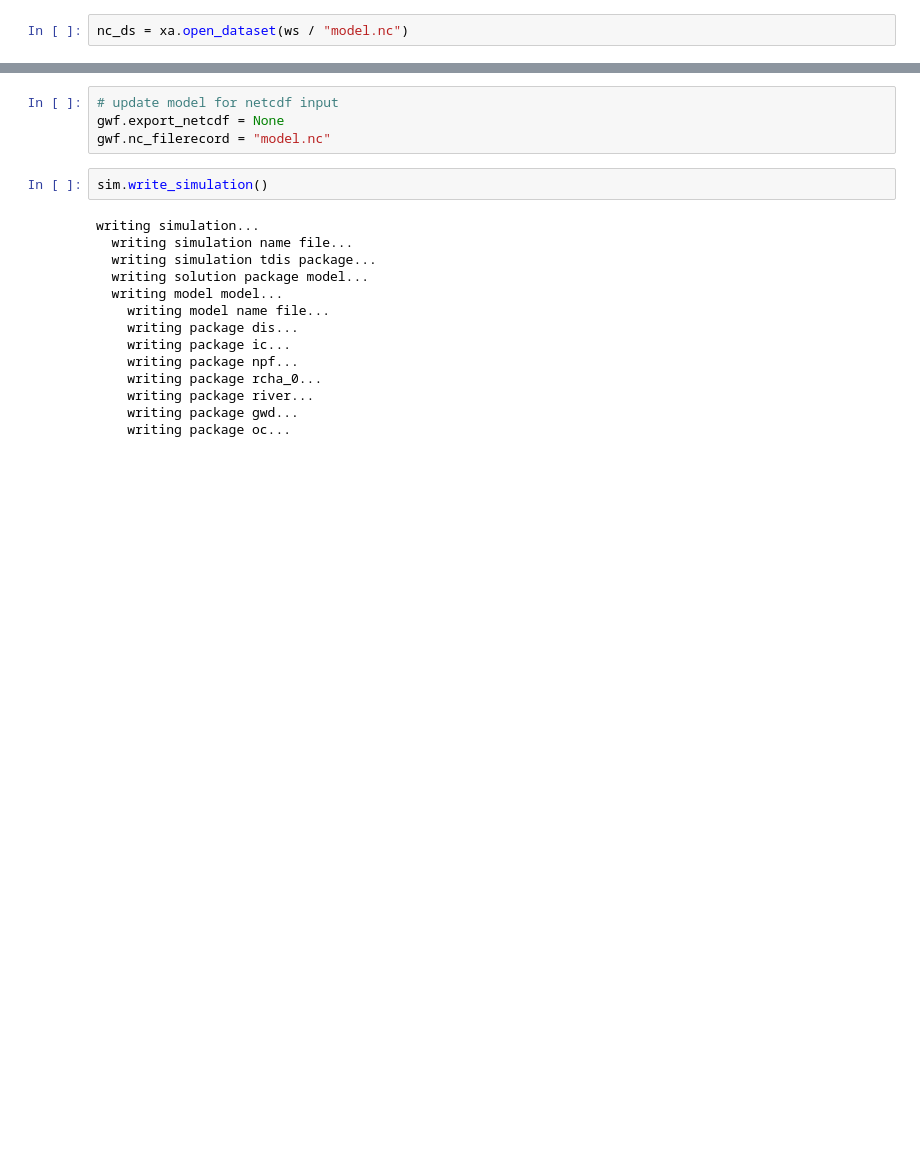
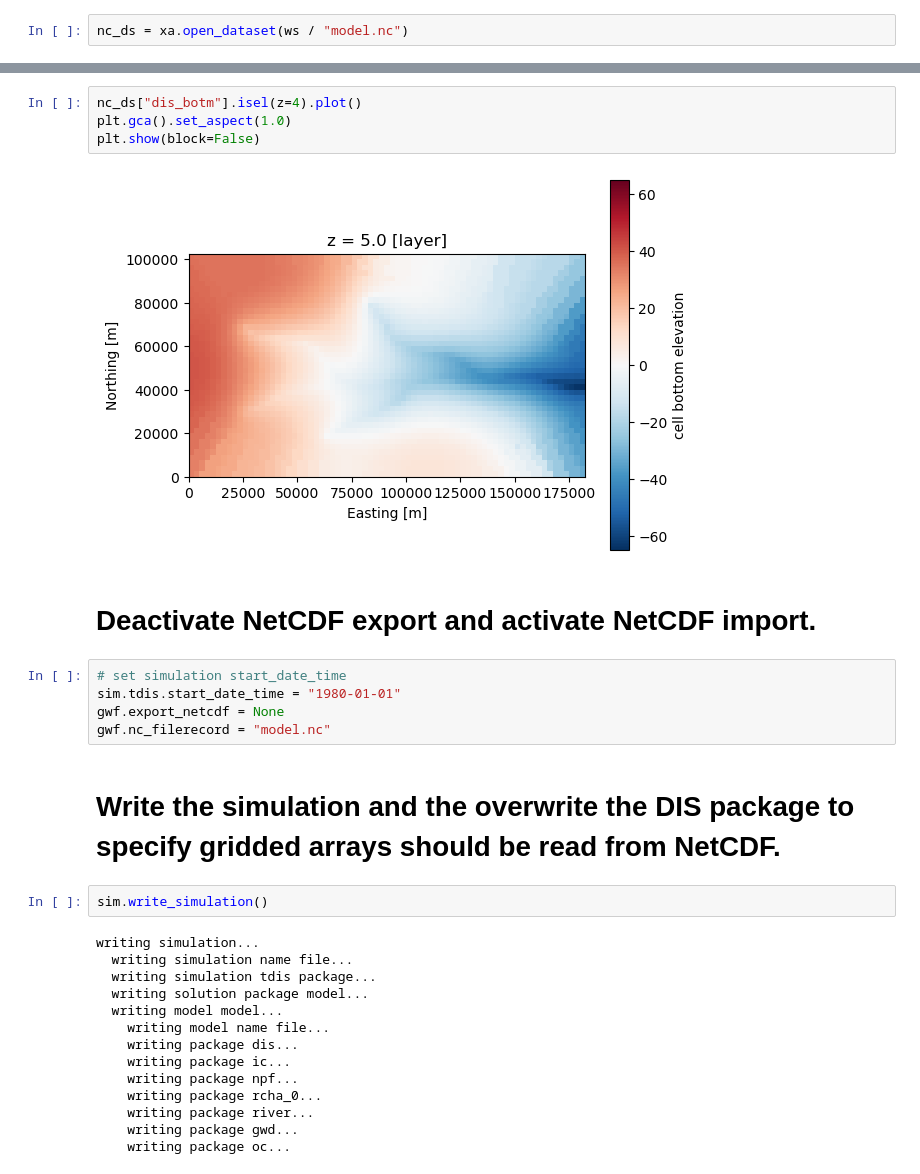
Before and after one commit to jdhughes-usgs/GW3099-2024, a Jupyter notebook: exercises-completed/netcdf/netcdf_input.ipynb, the cells around one changed output, grey strips where cells are left out. Cells and saved outputs as stored; diff of their text form; blank space fills up the shorter version.

```diff
--- a/exercises-completed/netcdf/netcdf_input.ipynb
+++ b/exercises-completed/netcdf/netcdf_input.ipynb
@@ -113,7 +112,18 @@ Data variables:
+# %%
+nc_ds["dis_botm"].isel(z=4).plot()
+plt.gca().set_aspect(1.0)
+plt.show(block=False)
+# %% [output]
+[figure, added]
+# %% [markdown]
+# Deactivate NetCDF export and activate NetCDF import.
 # %%
-# update model for netcdf input
+# set simulation start_date_time
+sim.tdis.start_date_time = "1980-01-01"
 gwf.export_netcdf = None
 gwf.nc_filerecord = "model.nc"
+# %% [markdown]
+# Write the simulation and the overwrite the DIS package to specify gridded arrays should be read from NetCDF.
 # %%
 sim.write_simulation()
 # %% [output]
```
Also changed, not shown: parts of 34 cells of this notebook.
